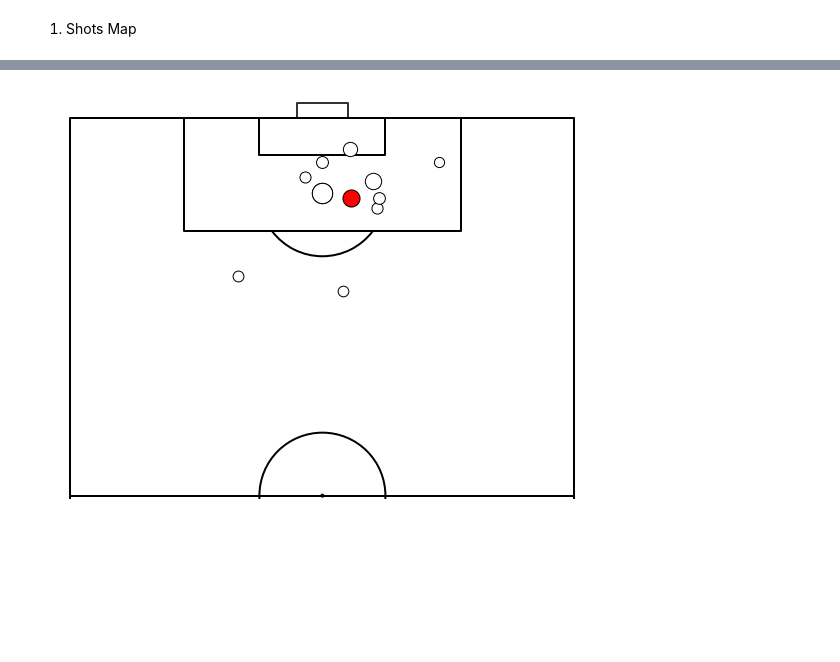
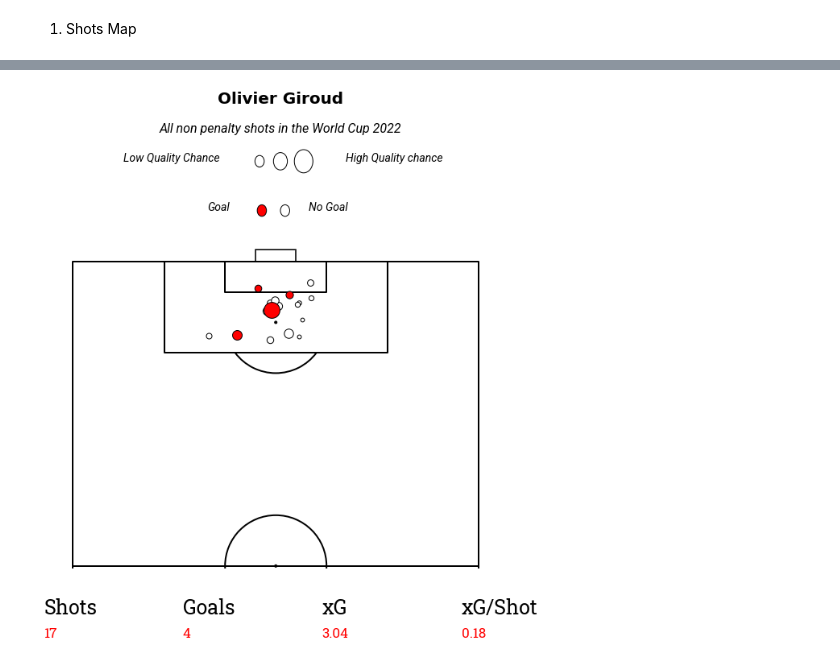
Before and after one commit to Elmehdi9/World-Cup-Data-Visualization, a Jupyter notebook: Notebooks/Shots.ipynb, the cells around one changed output, grey strips where cells are left out. Cells and saved outputs as stored; diff of their text form; code cells hidden in the pictures; blank space fills up the shorter version.

Commit message:
shots map completed
Next visualization is likely to be about player performances

```diff
--- a/Notebooks/Shots.ipynb
+++ b/Notebooks/Shots.ipynb
@@ -11,6 +11,11 @@ import numpy as np
 
 import matplotlib.pyplot as plt
 from mplsoccer import VerticalPitch, pitch, FontManager
+
+font_bold = FontManager('https://raw.githubusercontent.com/google/fonts/main/apache/robotoslab/'
+                        'RobotoSlab%5Bwght%5D.ttf')
+font_italic = FontManager('https://raw.githubusercontent.com/google/fonts/main/apache/roboto/'
+                          'Roboto-Italic%5Bwdth,wght%5D.ttf')
 # %%
 #Read shots data
 df= pd.read_parquet('../data/shots.parquet')
@@ -19,13 +24,14 @@ df= pd.read_parquet('../data/shots.parquet')
 # %%
 # Filter data
 df[['X', 'Y']]= pd.DataFrame(df.location.to_list(), index= df.index) # Add shots locaiton (X,Y)
-df= df.loc[df.period!=5] # Exclude penalty shoot-outs shots
+df= df.loc[(df.period!=5) & (df.shot_type!= 'Penalty')] # Exclude penalty shoot-outs shots
 df.shot_outcome.replace({'Goal': 1}, inplace= True) # Asign 1 to 'Goal'
 df.shot_outcome[df.shot_outcome!= 1]= 0
 
 # Players cumulative xG and numbre of goals
 DF= df.groupby(['player_id', 'player'])\
-        .agg({'shot_statsbomb_xg': 'sum', 'shot_outcome': 'sum'})\
+        .agg({'shot_statsbomb_xg': 'sum', 'shot_outcome': 'sum', 'type': 'count'})\
         .sort_values(by='shot_statsbomb_xg', ascending= False).reset_index()
+DF.rename(columns= {'shot_statsbomb_xg': 'xG', 'shot_outcome': 'num_goal', 'type': 'num_shot'}, inplace=True)
 DF.head(3)
 # %% [output]
@@ -40,22 +42,79 @@ See the caveats in the documentation: https://pandas.pydata.org/pandas-docs/stab
 # %%
 #Plotting
 pitch = VerticalPitch(pitch_type= 'statsbomb',pad_bottom=0.5, half= True, goal_type= 'box', goal_alpha=0.8,  line_color='black')
 fig, ax = pitch.draw(figsize=(8, 10))
+fig.set_facecolor('white')
 
-df1= df.loc[df['player']== DF.player[2]]
+df1= df.loc[df['player']== DF.player[0]]
 
 result= df1['shot_outcome'].values.tolist()
 X_s= df1['X'].values.tolist()
 Y_s= df1['Y'].values.tolist()
 xG_s= df1['shot_statsbomb_xg'].values.tolist()
 
 # Scatter shots
 for r, x, y, xG in zip(result, X_s, Y_s, xG_s):
     if r == 1:
-        pitch.scatter(x, y, c='red', s=(xG* 400) + 100,
+        pitch.scatter(x, y, c='red', s=xG*500 ,
                       edgecolors='black', ax=ax)
     else:
-        pitch.scatter(x, y, c='white', s=(xG* 400) + 100,
+        pitch.scatter(x, y, c='white', s=xG*500 ,
                       edgecolors='black', ax=ax)
+
+
+# Additional information
+fig.text(0, 0.14, s= 'Shots', fontsize=25, color='black',fontproperties= font_bold.prop)
+shots= DF.num_shot[0]
+fig.text(0, 0.1, s= shots, fontsize=17 , color='red', fontproperties= font_bold.prop)
+
+fig.text(0.3, 0.14, s= 'Goals', fontsize=25, color='black',fontproperties= font_bold.prop)
+fig.text(0.3, 0.1, s= str(DF.num_goal[0]), fontsize=17, color='red',fontproperties= font_bold.prop)
+
+fig.text(0.6, 0.14, s= 'xG', fontsize=25, color='black',fontproperties= font_bold.prop)
+xG= round(DF.xG[0],2)
+fig.text(0.6, 0.1, s= xG, fontsize=17, color='red',fontproperties= font_bold.prop)
+
+fig.text(0.9, 0.14, s= 'xG/Shot', fontsize=25, color='black',fontproperties= font_bold.prop)
+fig.text(0.9, 0.1, s= round(xG/shots, 2), fontsize=17, color='red',fontproperties= font_bold.prop)
+
+fig.patches.extend([
+    plt.Circle(
+        (0.465, 0.92),0.01, fill=True, color="white", ec= 'black', lw=1,
+        transform=fig.transFigure, figure=fig
+    ),
+    plt.Circle(
+        (0.51, 0.92), 0.015, fill=True, color="white", ec= 'black', lw=1,
+        transform=fig.transFigure, figure=fig
+    ),
+    plt.Circle(
+        (0.56, 0.92), 0.02, fill=True, color="white", ec= 'black', lw=1,
+        transform=fig.transFigure, figure=fig
+    ),
+    plt.Circle(
+        (0.52, 0.835), 0.01, fill=True, color="white", ec= 'black', lw=1,
+        transform=fig.transFigure, figure=fig
+    ),
+    plt.Circle(
+        (0.47, 0.835), 0.01, fill=True, color="red", ec= 'black', lw=1,
+        transform=fig.transFigure, figure=fig
+    ),
+])
+
+# Expected goal legend
+fig.text(0.38, 0.92, 'Low Quality Chance', fontsize=14, color='black',fontproperties= font_italic.prop, ha='right')
+fig.text(0.65, 0.92, 'High Quality chance', fontsize=14, color='black',fontproperties= font_italic.prop, ha='left')
+
+# Goal/No Goal legend
+fig.text(0.4, 0.835, 'Goal', fontsize=14, color='black',fontproperties= font_italic.prop, ha='right')
+fig.text(0.57, 0.835, 'No Goal', fontsize=14, color='black',fontproperties= font_italic.prop, ha='left')
+
+# Set titles
+name= DF.player[0]
+fig.text(0.51, 1.02, name, fontsize=20, ha= 'center', fontweight= 'bold', color='black')
+subtitle= 'All non penalty shots in the World Cup 2022'
+fig.text(0.51, .97, subtitle, fontsize=16, ha= 'center', fontweight= 'bold', fontproperties= font_italic.prop, color='black')
+
+# Save plot
+fig.savefig("../Plots/passes-4.png", dpi= 150, bbox_inches='tight')
 # %% [output]
-[figure, old version]
+[figure, new version]
```
Also changed, not shown: parts of 3 cells of this notebook, 1 other file.
